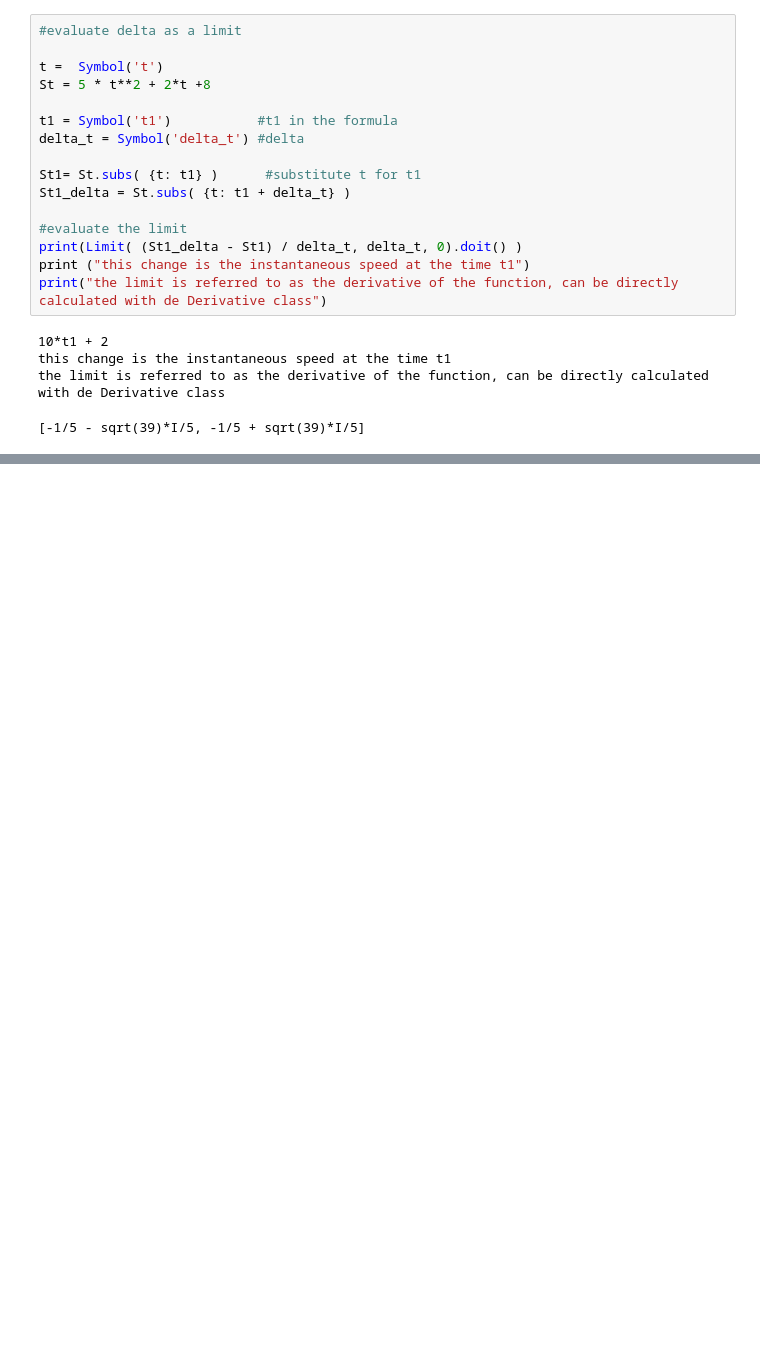
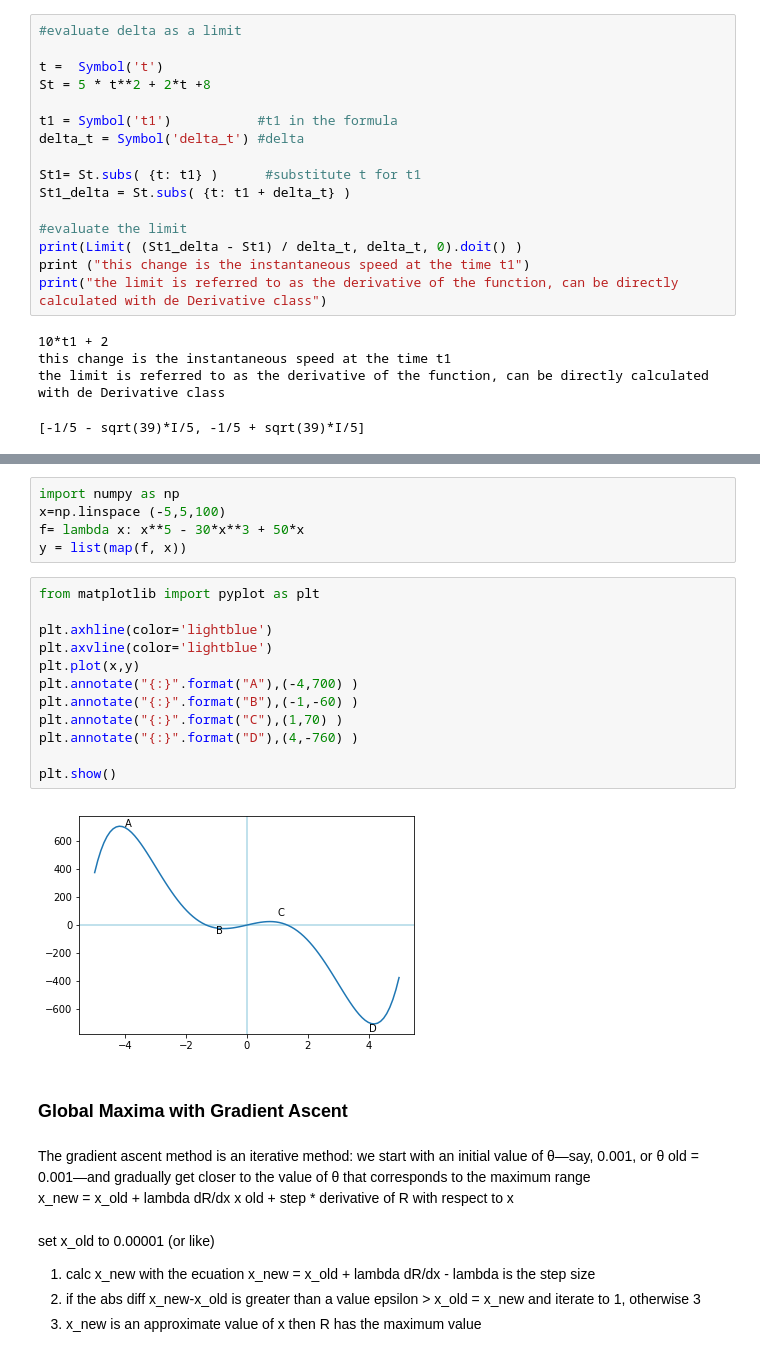
Before and after one commit to chezydan/pytopics, a Jupyter notebook: Math Saha.ipynb, the cells around one changed output, grey strips where cells are left out. Cells and saved outputs as stored; diff of their text form; blank space fills up the shorter version.

```diff
--- a/Math Saha.ipynb
+++ b/Math Saha.ipynb
@@ -1244,0 +1484,32 @@ the limit is referred to as the derivative of the function, can be directly calc
+# %%
+import numpy as np
+x=np.linspace (-5,5,100)
+f= lambda x: x**5 - 30*x**3 + 50*x
+y = list(map(f, x))
+# %%
+from matplotlib import pyplot as plt
+
+plt.axhline(color='lightblue')
+plt.axvline(color='lightblue')
+plt.plot(x,y)
+plt.annotate("{:}".format("A"),(-4,700) )
+plt.annotate("{:}".format("B"),(-1,-60) )
+plt.annotate("{:}".format("C"),(1,70) )
+plt.annotate("{:}".format("D"),(4,-760) )
+
+plt.show()
+# %% [output]
+[figure, added]
+# %% [markdown]
+<h3> Global Maxima with Gradient Ascent </h3>
+# %% [markdown]
+The gradient ascent method is an iterative method: we start with an
+initial value of θ—say, 0.001, or θ old = 0.001—and gradually get closer to the
+value of θ that corresponds to the maximum range
+<br>x_new = x_old + lambda dR/dx
+x old + step * derivative of R with respect to x
+# %% [markdown]
+set x_old to 0.00001 (or like)
+1. calc x_new with the ecuation  x_new = x_old + lambda dR/dx     - lambda is the step size
+2. if the abs diff x_new-x_old is greater than a value epsilon > x_old = x_new and iterate to 1, otherwise 3
+3. x_new is an approximate value of x  then R has the maximum value
```
Also changed, not shown: parts of 47 cells of this notebook, 16 other files.
